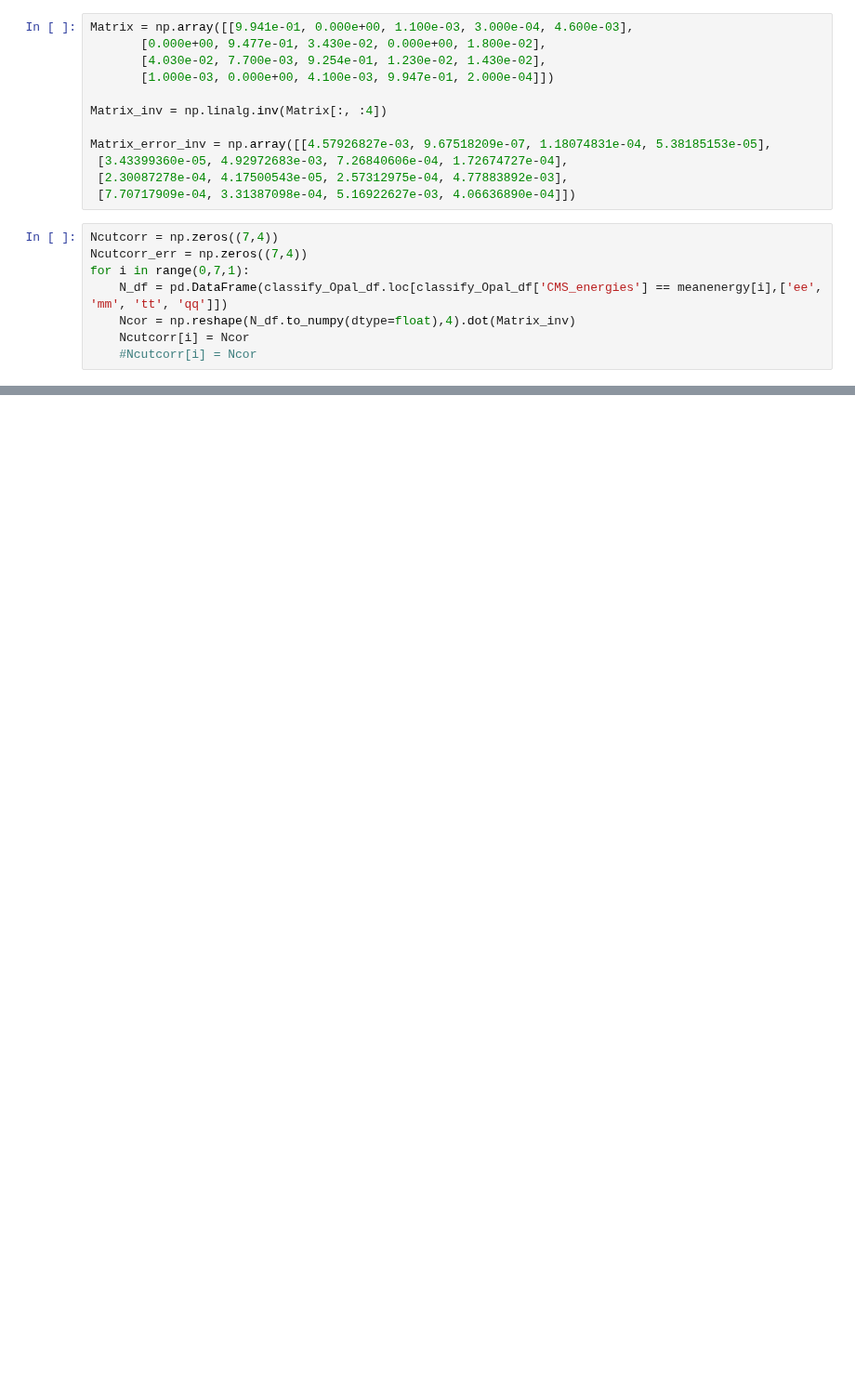
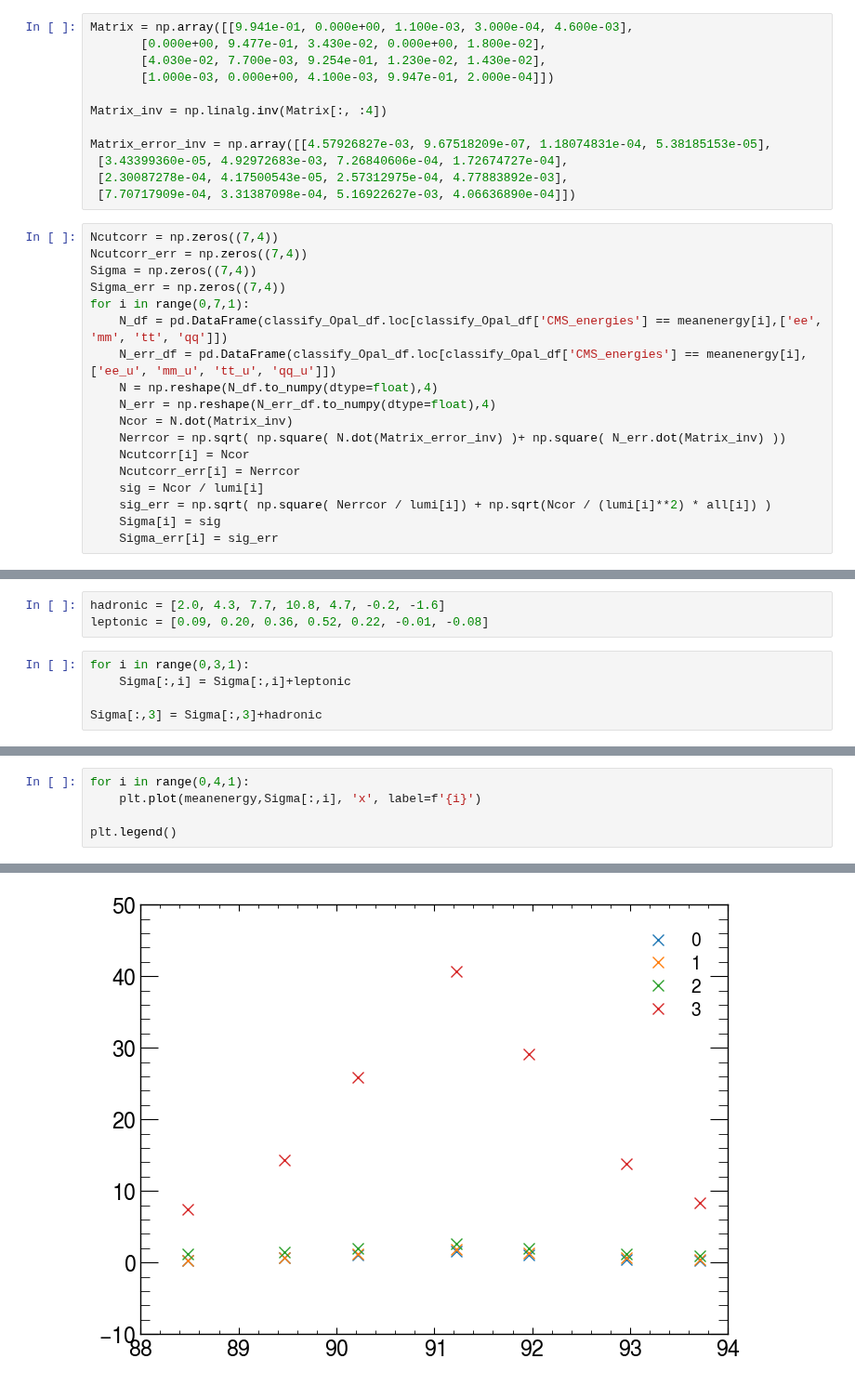
Before and after one commit to josepretel/z0-precisionmeasurement, a Jupyter notebook: Opal_Data_ana.ipynb, the cells around one changed output, grey strips where cells are left out. Shown at 93% size. Cells and saved outputs as stored; diff of their text form; blank space fills up the shorter version.

```diff
--- a/Opal_Data_ana.ipynb
+++ b/Opal_Data_ana.ipynb
@@ -262,8 +251,18 @@ Matrix_error_inv = np.array([[4.57926827e-03, 9.67518209e-07, 1.18074831e-04, 5.
 # %%
 Ncutcorr = np.zeros((7,4))
 Ncutcorr_err = np.zeros((7,4))
+Sigma = np.zeros((7,4))
+Sigma_err = np.zeros((7,4))
 for i in range(0,7,1):
     N_df = pd.DataFrame(classify_Opal_df.loc[classify_Opal_df['CMS_energies'] == meanenergy[i],['ee', 'mm', 'tt', 'qq']])
-    Ncor = np.reshape(N_df.to_numpy(dtype=float),4).dot(Matrix_inv)
+    N_err_df = pd.DataFrame(classify_Opal_df.loc[classify_Opal_df['CMS_energies'] == meanenergy[i],['ee_u', 'mm_u', 'tt_u', 'qq_u']])
+    N = np.reshape(N_df.to_numpy(dtype=float),4)
+    N_err = np.reshape(N_err_df.to_numpy(dtype=float),4)
+    Ncor = N.dot(Matrix_inv)
+    Nerrcor = np.sqrt( np.square( N.dot(Matrix_error_inv) )+ np.square( N_err.dot(Matrix_inv) ))
     Ncutcorr[i] = Ncor
-    #Ncutcorr[i] = Ncor
+    Ncutcorr_err[i] = Nerrcor
+    sig = Ncor / lumi[i]
+    sig_err = np.sqrt( np.square( Nerrcor / lumi[i]) + np.sqrt(Ncor / (lumi[i]**2) * all[i]) )
+    Sigma[i] = sig
+    Sigma_err[i] = sig_err
@@ -270,3 +271,11 @@ for i in range(0,7,1):
+# %%
+hadronic = [2.0, 4.3, 7.7, 10.8, 4.7, -0.2, -1.6]
+leptonic = [0.09, 0.20, 0.36, 0.52, 0.22, -0.01, -0.08]
+# %%
+for i in range(0,3,1):
+    Sigma[:,i] = Sigma[:,i]+leptonic
+
+Sigma[:,3] = Sigma[:,3]+hadronic
 # %%
 Ncutcorr
 # %% [output]
@@ -299,0 +309,6 @@ to_numpy(self, dtype: 'NpDtype | None' = None, copy: 'bool' = False, na_value=<n
+# %%
+for i in range(0,4,1):
+    plt.plot(meanenergy,Sigma[:,i], 'x', label=f'{i}')
+
+plt.legend()
+# %% [output]
@@ -299,0 +316 @@ to_numpy(self, dtype: 'NpDtype | None' = None, copy: 'bool' = False, na_value=<n
+[figure, added]
```
Also changed, not shown: parts of 17 cells of this notebook.
